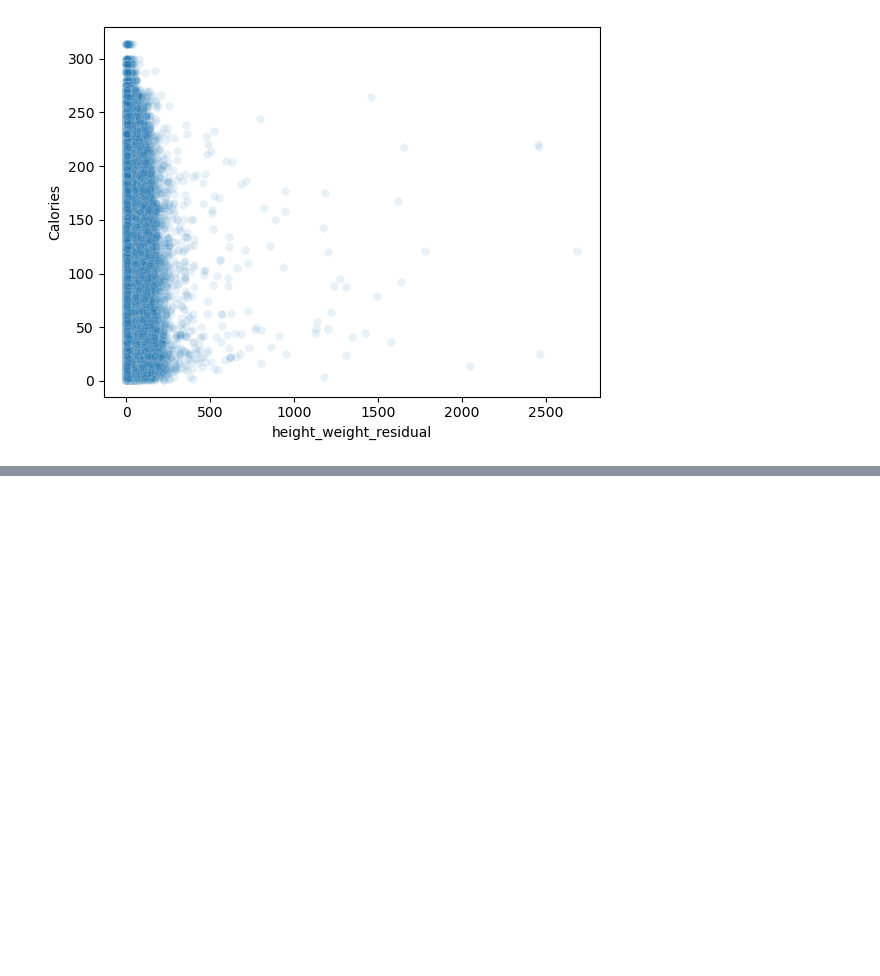
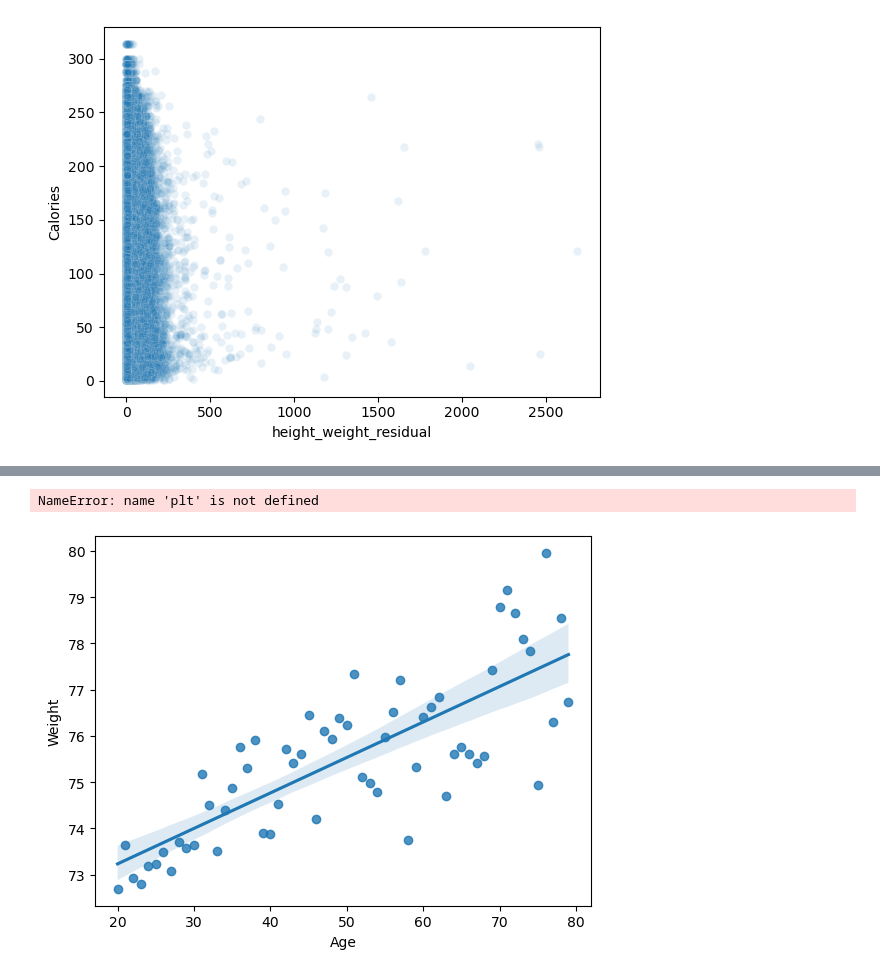
Before and after one commit to richardjana/kaggle, a Jupyter notebook: Playground_Series_5_05--Predict_Calorie_Expenditure/data_analysis.ipynb, the cells around one changed output, grey strips where cells are left out. Drawn from its saved outputs; the diff is of its cells as text; code cells hidden in the pictures; blank space fills up the shorter version.

```diff
--- a/Playground_Series_5_05--Predict_Calorie_Expenditure/data_analysis.ipynb
+++ b/Playground_Series_5_05--Predict_Calorie_Expenditure/data_analysis.ipynb
@@ -105,0 +125,6 @@ sc = sns.scatterplot(data=data_train, x='height_weight_residual', y=TARGET_COL,
+# %%
+sns.regplot(data=df_mean, x=df_mean.index, y='Weight')
+plt.savefig('age_weight.png')
+# %% [output]
+NameError: name 'plt' is not defined
+[figure, added]
```
Also changed, not shown: parts of 3 cells of this notebook.
